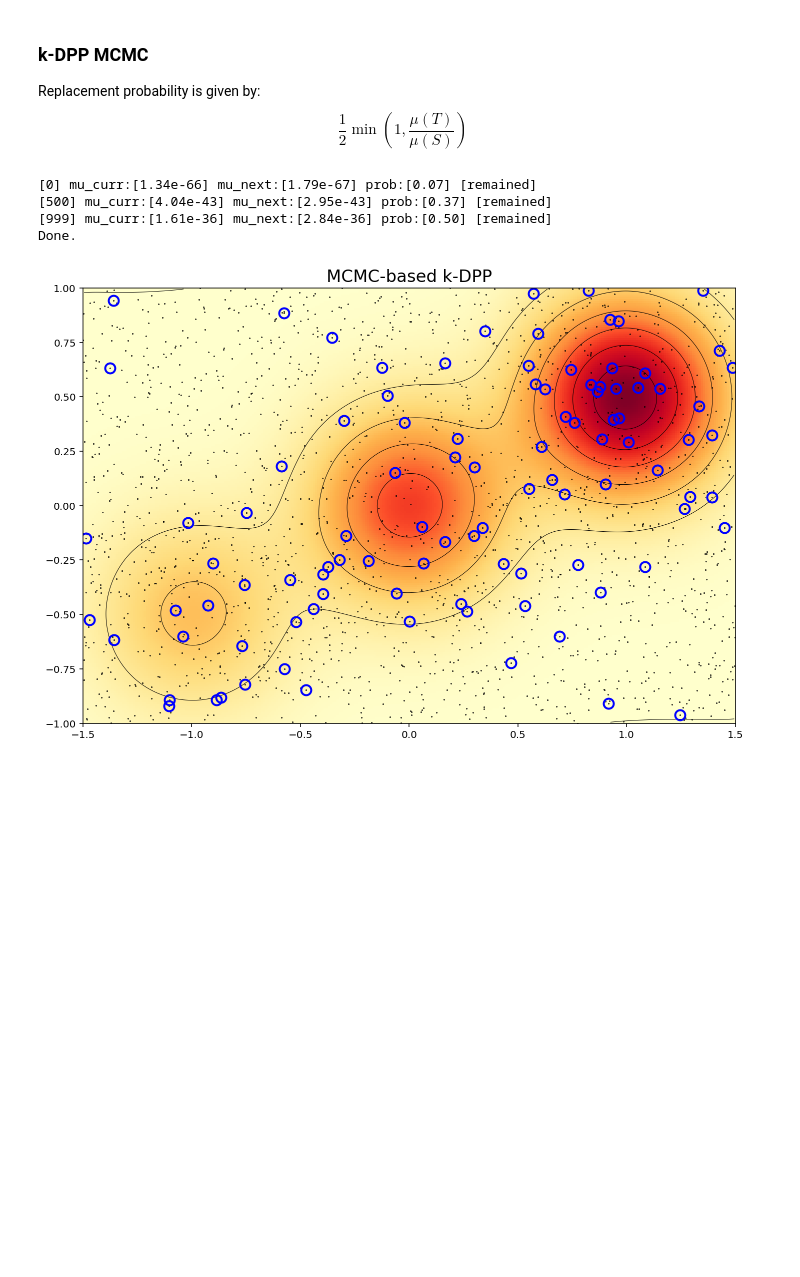
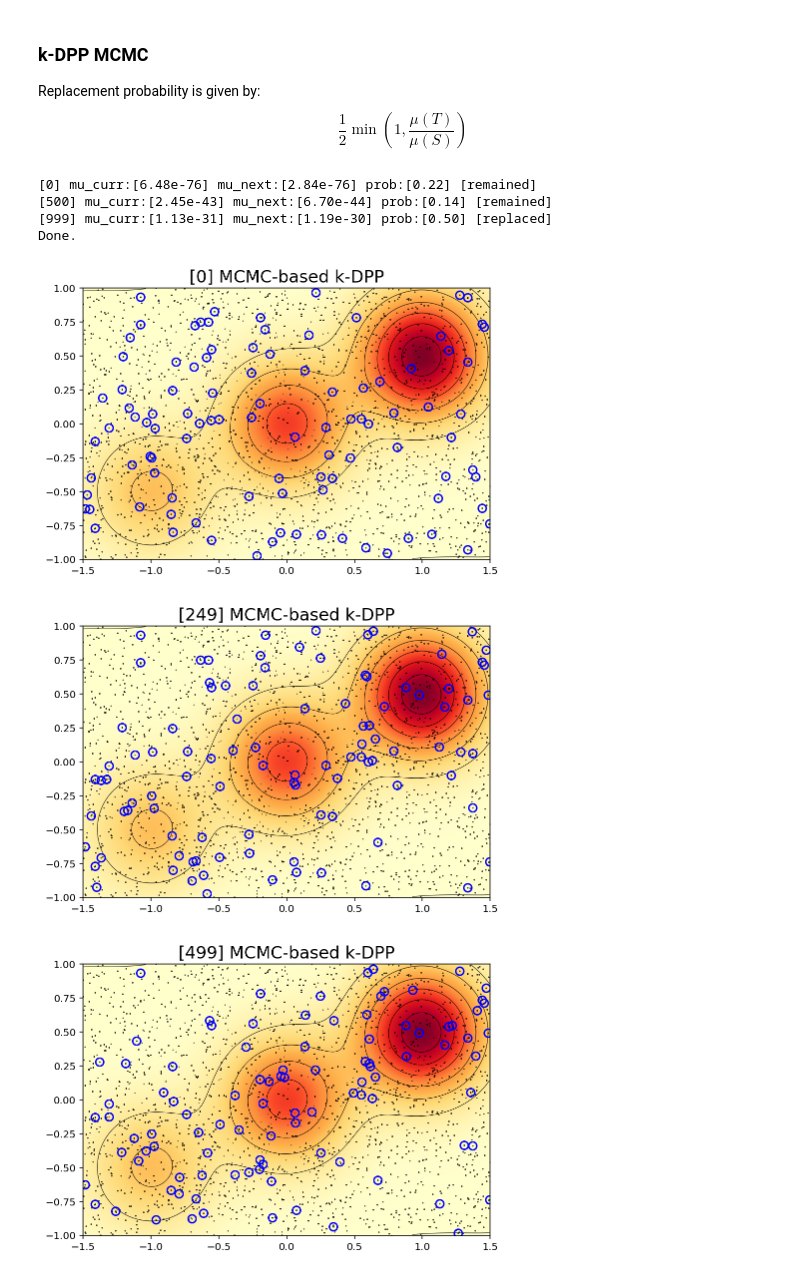
Before and after one commit to sjchoi86/gentle-dpp, a Jupyter notebook: code/demo_dpp_mcmc.ipynb, the cells around one changed output. Cells and saved outputs as stored; diff of their text form; code cells hidden in the pictures; blank space fills up the shorter version.

Commit message:
MCMC-based k-DPP added

```diff
--- a/code/demo_dpp_mcmc.ipynb
+++ b/code/demo_dpp_mcmc.ipynb
@@ -55,7 +55,8 @@ idxs_remain = idxs_perm[n_select:]
 # Backup
 idxs_select_prev = np.copy(idxs_select)
 idxs_remain_prev = np.copy(idxs_remain)
-max_tick = 1000
+idxs_selects = []
+max_tick     = 1000
 for tick in range(max_tick):
 
     # Current (unnormalized) measure of the selected ones
@@ -89,6 +90,9 @@ for tick in range(max_tick):
     idxs_select_prev = np.copy(idxs_select)
     idxs_remain_prev = np.copy(idxs_remain)
 
+    # Append
+    idxs_selects.append(idxs_select)
+
     # Print
     if ((tick%500)==0) or (tick==(max_tick-1)):
         print ("[%d] mu_curr:[%.2e] mu_next:[%.2e] prob:[%.2f] [%s]"%
@@ -96,27 +100,31 @@ for tick in range(max_tick):
 
 print ("Done.")
 # %% [output]
-[0] mu_curr:[1.34e-66] mu_next:[1.79e-67] prob:[0.07] [remained]
-[500] mu_curr:[4.04e-43] mu_next:[2.95e-43] prob:[0.37] [remained]
-[999] mu_curr:[1.61e-36] mu_next:[2.84e-36] prob:[0.50] [remained]
+[0] mu_curr:[6.48e-76] mu_next:[2.84e-76] prob:[0.22] [remained]
+[500] mu_curr:[2.45e-43] mu_next:[6.70e-44] prob:[0.14] [remained]
+[999] mu_curr:[1.13e-31] mu_next:[1.19e-30] prob:[0.50] [replaced]
 Done.
 # %%
-# Plot
-plt.figure(figsize = (13,8))
-plt.rcParams.update({'font.size':10})
-im = plt.imshow(X      = QM.Q,
-                extent = QM.axis_info,
-                cmap   = 'YlOrRd',
-                origin = 'lower')
-plt.contour(QM.Q,
-            extent     = QM.axis_info,
-            origin     = 'lower',
-            colors     = 'k',
-            linewidths = 1/2)
-plt.plot(xs_total[:,0],xs_total[:,1],'.',mfc='none',mec='k',ms=1,lw=1/2)
-plt.plot(xs_total[idxs_select,0],xs_total[idxs_select,1],
-         'o',mfc='none',mec=[0.0,0.0,1.0],ms=10,mew=2)
-plt.title("MCMC-based k-DPP",fontsize=17)
-plt.show()
+# Plots
+for tick in np.linspace(start=0,stop=(max_tick-1),num=5).astype(np.int32):
+    plt.figure(figsize = (10,5))
+    plt.rcParams.update({'font.size':10})
+    im = plt.imshow(X      = QM.Q,
+                    extent = QM.axis_info,
+                    cmap   = 'YlOrRd',
+                    origin = 'lower')
+    plt.contour(QM.Q,
+                extent     = QM.axis_info,
+                origin     = 'lower',
+                colors     = 'k',
+                linewidths = 1/2)
+    plt.plot(xs_total[:,0],xs_total[:,1],'.',mfc='none',mec='k',ms=1,lw=1/2)
+    idxs_select = idxs_selects[tick]
+    plt.plot(xs_total[idxs_select,0],xs_total[idxs_select,1],
+             'o',mfc='none',mec=[0.0,0.0,1.0],ms=8,mew=1.5)
+    plt.title("[%d] MCMC-based k-DPP"%(tick),fontsize=17)
+    plt.show()
 # %% [output]
-[figure, old version]
+[figure, new version]
+[figure, added]
+[figure, added]
```
Also changed, not shown: parts of 2 cells of this notebook.
